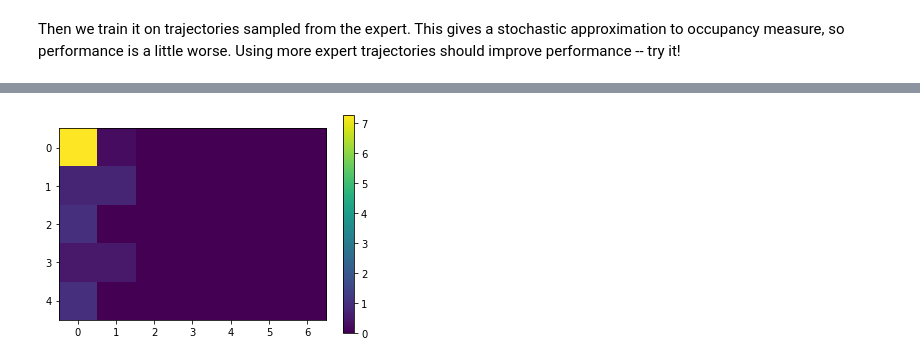
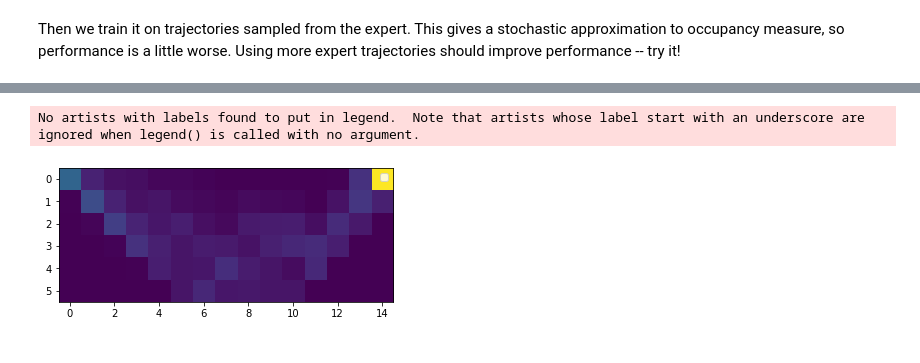
Before and after one commit to levmckinney/imitation, a Jupyter notebook: examples/8_mce_transfer.ipynb, the cells around one changed output, grey strips where cells are left out. Drawn from its saved outputs; the diff is of its cells as text; code cells hidden in the pictures.

Commit message:
improved the transfer example

```diff
--- a/examples/8_mce_transfer.ipynb
+++ b/examples/8_mce_transfer.ipynb
@@ -14,7 +14,7 @@ from imitation.algorithms.mce_irl import (
     TabularPolicy,
 )
 import gym
-from imitation.algorithms import base
+import numpy as np
 
 from imitation.data import rollout
 from imitation.envs import resettable_env
@@ -24,7 +24,7 @@ from imitation.rewards.reward_wrapper import RewardVecEnvWrapper
 from imitation.envs.examples.model_envs import CliffWorld
 
 
-env_name = "imitation/Explore-v0"
+env_name = "imitation/CliffWorld100x20-v0"
 
 env : CliffWorld = gym.make(env_name)
 state_venv = resettable_env.DictExtractWrapper(
@@ -150,14 +144,16 @@ env.draw_value_vec(r_pred_from_trajs)
 # %%
-test_env_name = "imitation/ExploreCloseGap-v0"
+import numpy as np
+r_pred_from_trajs = np.nan_to_num(r_pred_from_trajs, nan=-1)
+assert not np.isnan(r_pred_from_trajs).any()
+test_env_name = "imitation/CliffWorld100x20-v0"
 test_env = gym.make(test_env_name)
 test_venv = resettable_env.DictExtractWrapper(
-    RewardVecEnvWrapper(DummyVecEnv([lambda: gym.make(test_env_name)] * 4),
-     mce_irl_from_om.reward_net), "state"
+    DummyVecEnv([lambda: gym.make(test_env_name)] * 4), "state"
 )
-print(test_env) #TODO(lev) complete implementation of transfer here.
-_, _, pi_learner = mce_partition_fh(test_env)
 
-_, om_learner = mce_occupancy_measures(test_env, pi=pi_learner)
+_, _, pi_learner = mce_partition_fh(test_env, reward=r_pred_from_trajs)
+
+_, om_learner = mce_occupancy_measures(test_env, pi=pi_learner, reward=r_pred_from_trajs)
 
 learner = TabularPolicy(
     state_space=test_env.pomdp_state_space,
@@ -172,5 +168,5 @@ learner_trajs = rollout.generate_trajectories(
     sample_until=rollout.make_min_timesteps(5000),
 )
 
-print("Learner stats: ", rollout.rollout_stats(expert_trajs))
+print("Learner stats: ", rollout.rollout_stats(learner_trajs))
 # %% [output]
@@ -185,4 +174,5 @@ TypeError: flatten(): argument 'input' (position 1) must be Tensor, not collecti
 # %%
-env.draw_value_vec(om_learner)
+test_env.draw_value_vec(om_learner)
 # %% [output]
+No artists with labels found to put in legend.  Note that artists whose label start with an underscore are ignored when legend() is called with no argument.
-[figure, old version]
+[figure, new version]
```
Also changed, not shown: parts of 8 cells of this notebook.
